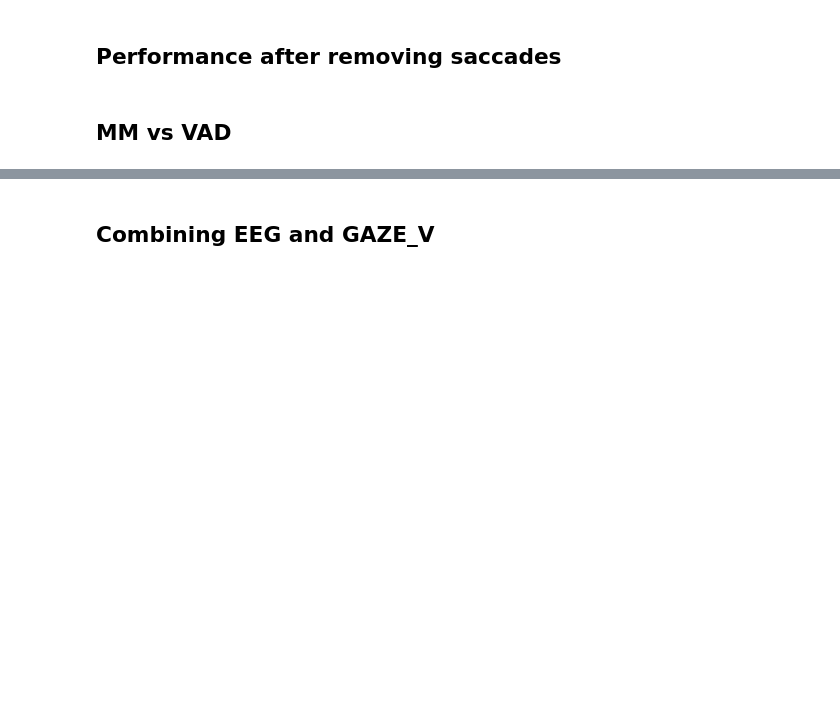
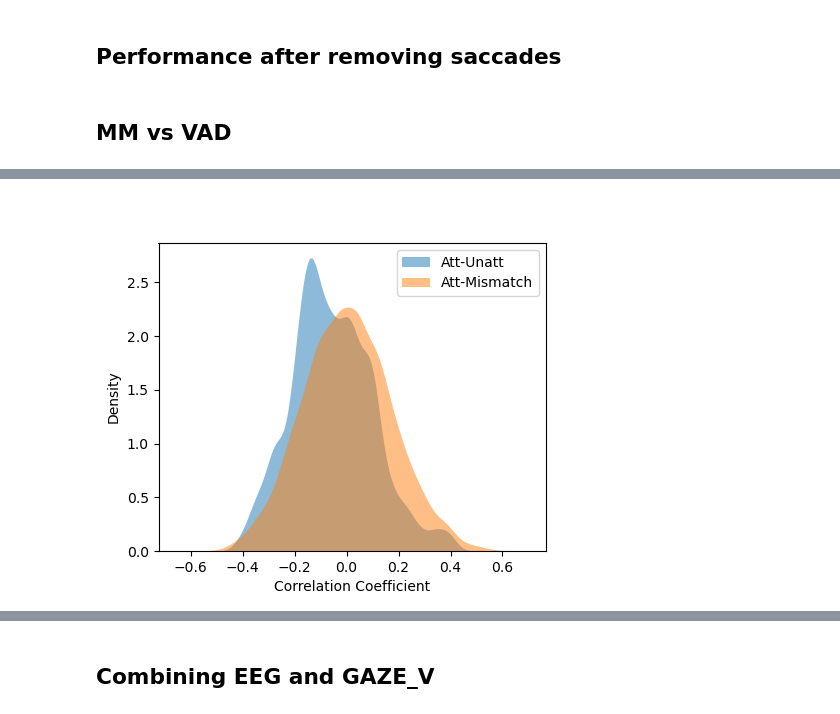
Before and after one commit to YYao-42/EEG-based_SVAD, a Jupyter notebook: Visualization.ipynb, the cells around one changed output, grey strips where cells are left out. Cells and saved outputs as stored; diff of their text form; code cells hidden in the pictures; blank space fills up the shorter version.

```diff
--- a/Visualization.ipynb
+++ b/Visualization.ipynb
@@ -365,0 +438,23 @@ adjust_legend([ax])
+# %%
+Subj_ID = 0
+modality = 'EEG'
+file = f'{table_parent}/Overlay/{modality}/{Subj_ID}_VAD_MM_Corrdict_Len_30.pkl'
+with open(file, 'rb') as f:
+    corr_dict = pickle.load(f)
+
+eeg_att = corr_dict['EEG_Att']
+eeg_unatt = corr_dict['EEG_Unatt']
+eeg_mm = corr_dict['EEG_MM']
+att_unatt = corr_dict['Att_Unatt']
+att_mm = corr_dict['Att_MM']
+
+plt.close('all')
+plt.figure(figsize=(5, 4))
+sns.kdeplot(att_unatt, label='Att-Unatt', fill=True, alpha=0.5, linewidth=0)
+sns.kdeplot(att_mm, label='Att-Mismatch', fill=True, alpha=0.5, linewidth=0)
+plt.xlabel('Correlation Coefficient')
+plt.legend()
+plt.show()
+# plt.savefig(fig_save_path + 'att_unatt_mm.jpg', dpi=300)
+# %% [output]
+[figure, added]
```
Also changed, not shown: parts of 23 cells of this notebook, 5 other files.
